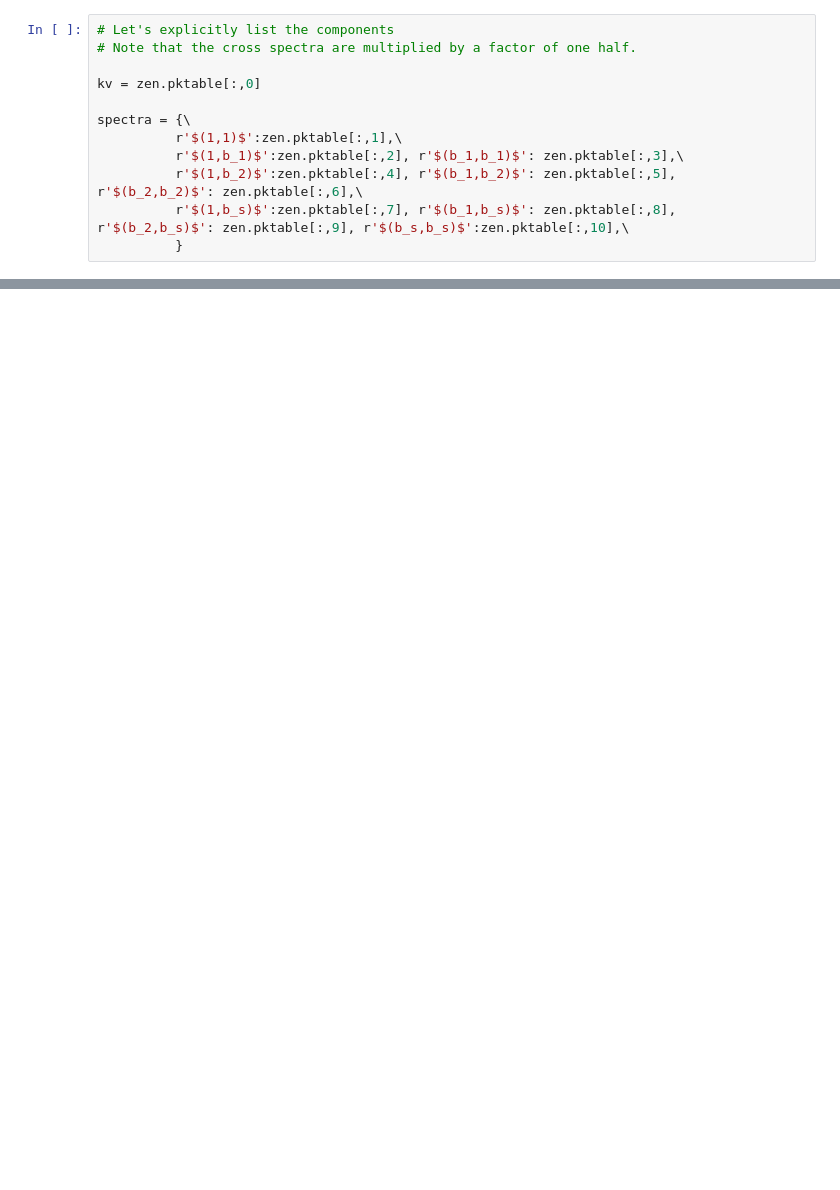
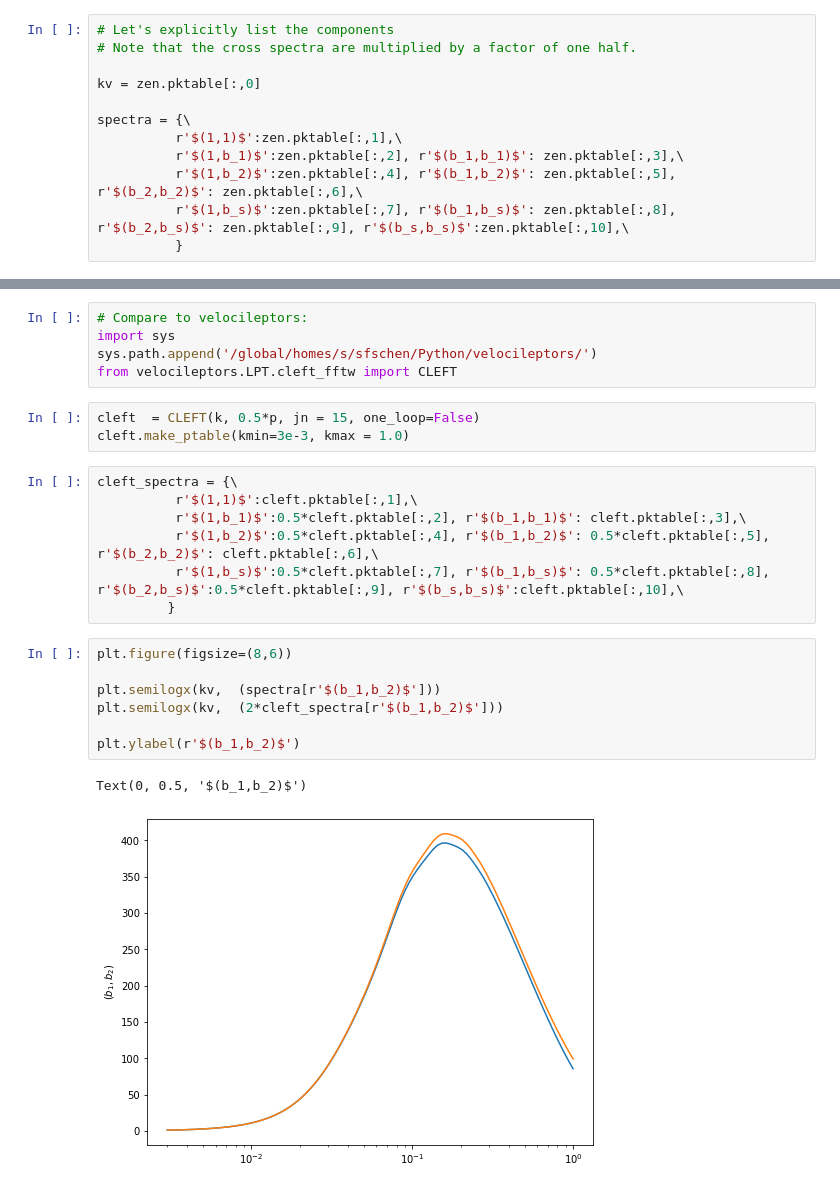
Before and after one commit to sfschen/ZeNBu, a Jupyter notebook: Example.ipynb, the cells around one changed output, grey strips where cells are left out. Saved outputs shown, nothing was run; the diff lists cells and outputs as text; blank space fills up the shorter version.

```diff
--- a/Example.ipynb
+++ b/Example.ipynb
@@ -40,0 +41,25 @@ plt.show()
+# %%
+# Compare to velocileptors:
+import sys
+sys.path.append('/global/homes/s/sfschen/Python/velocileptors/')
+from velocileptors.LPT.cleft_fftw import CLEFT
+# %%
+cleft  = CLEFT(k, 0.5*p, jn = 15, one_loop=False)
+cleft.make_ptable(kmin=3e-3, kmax = 1.0)
+# %%
+cleft_spectra = {\
+          r'$(1,1)$':cleft.pktable[:,1],\
+          r'$(1,b_1)$':0.5*cleft.pktable[:,2], r'$(b_1,b_1)$': cleft.pktable[:,3],\
+          r'$(1,b_2)$':0.5*cleft.pktable[:,4], r'$(b_1,b_2)$': 0.5*cleft.pktable[:,5],  r'$(b_2,b_2)$': cleft.pktable[:,6],\
+          r'$(1,b_s)$':0.5*cleft.pktable[:,7], r'$(b_1,b_s)$': 0.5*cleft.pktable[:,8],  r'$(b_2,b_s)$':0.5*cleft.pktable[:,9], r'$(b_s,b_s)$':cleft.pktable[:,10],\
+         }
+# %%
+plt.figure(figsize=(8,6))
+
+plt.semilogx(kv,  (spectra[r'$(b_1,b_2)$']))
+plt.semilogx(kv,  (2*cleft_spectra[r'$(b_1,b_2)$']))
+
+plt.ylabel(r'$(b_1,b_2)$')
+# %% [output]
+Text(0, 0.5, '$(b_1,b_2)$')
+[figure, added]
```
Also changed, not shown: parts of 4 cells of this notebook, 2 other files.
